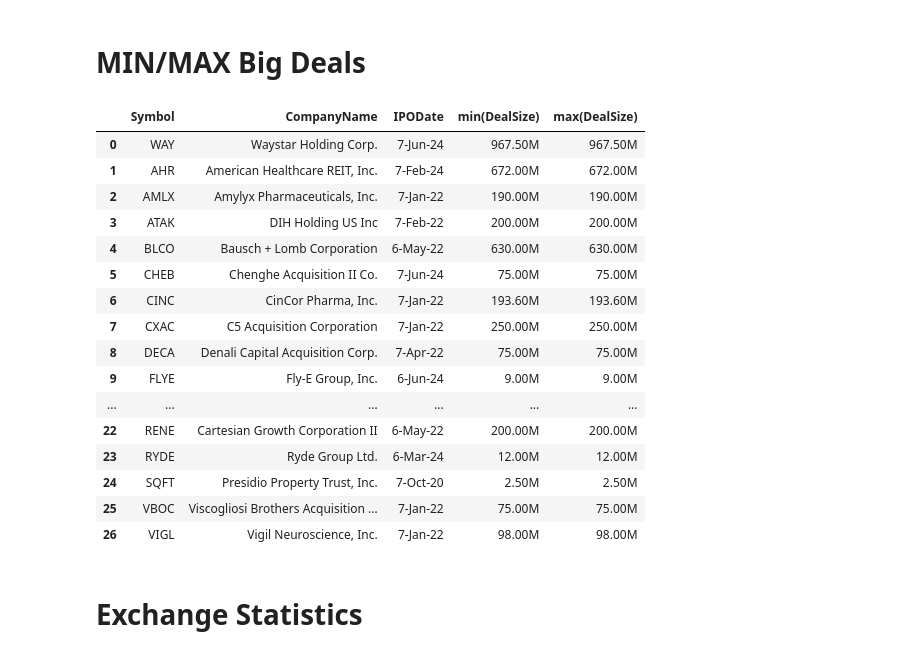
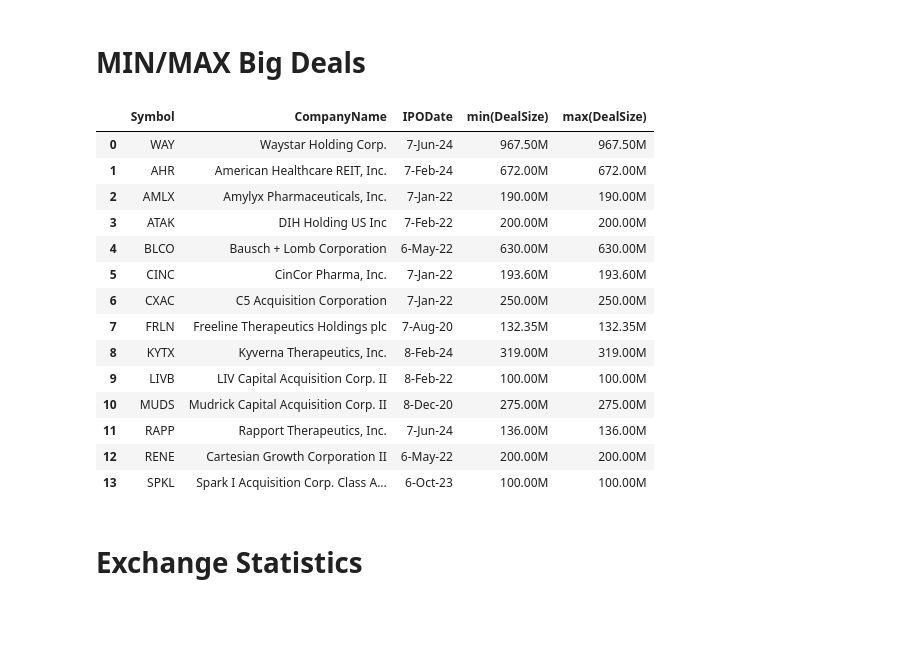
Before and after one commit to gavrilow/the-fremen, a Jupyter notebook: the-fremen.ipynb, the cells around one changed output. Cells and saved outputs as stored; diff of their text form; code cells hidden in the pictures; blank space fills up the shorter version.

```diff
--- a/the-fremen.ipynb
+++ b/the-fremen.ipynb
@@ -3,3 +15,20 @@
+# %%
+def convert_to_float(value):
+    if pd.isnull(value):
+        return 0.0
+    else:
+        return round(float(value.replace('$', '').replace(',', '')), 2)
+# %%
+# Function to format numbers as millions or billions with two decimal places
+def format_millions_billions(value):
+    if pd.isnull(value):
+        return '0'
+    if value >= 1_000_000_000:
+        return f"{value / 1_000_000_000:.2f}B"
+    elif value >= 1_000_000:
+        return f"{value / 1_000_000:.2f}M"
+    else:
+        return f"{value:.2f}"
 # %%
 import pandas as pd
 
@@ -17,3 +46,18 @@ IPO.head()
 | 2 | 7-Jun-24 | CHEB | Chenghe Acquisition II Co. | $10.00 | $10.02 | 0.20% | 100.20M | 75.00M | NYSEAMERICAN |
 | 3 | 6-Jun-24 | GAUZ | Gauzy Ltd. | $17.00 | $15.74 | -7.41% | 295.29M | 75.00M | NASDAQ |
 | 4 | 6-Jun-24 | FLYE | Fly-E Group, Inc. | $4.00 | $4.00 | NaN | 100.00M | 9.00M | NASDAQ |
+# %%
+# Specify the columns that need conversion
+columns_to_convert = ['MarketCap', 'DealSize']
+columns_to_float_convert = ['IPOPrice', 'Current']
+
+# Convert specified columns to integer
+for column in columns_to_convert:
+    IPO[column] = IPO[column].apply(convert_to_int)
+
+# Convert specified columns to float
+for column in columns_to_float_convert:
+    IPO[column] = IPO[column].apply(convert_to_float)
+
+# Print the DataFrame to verify the conversion
+IPO.head()
@@ -164,35 +213,37 @@ display(result)
 # %%
 start_date = '6-Jun-00'
 end_date = '8-Jun-24'
 
 query = f"""
 Select Symbol, CompanyName, IPODate, min(DealSize), max(DealSize)
 from IPO
 where IPODate between '{start_date}' and '{end_date}'
-and DealSize >= '100M'
+and DealSize >= 100000000
 group by Symbol, CompanyName, IPODate, Exchange
 """
 
 result = psql.sqldf(query, locals())
+
+result['min(DealSize)'] = result['min(DealSize)'].apply(format_millions_billions)
+result['max(DealSize)'] = result['max(DealSize)'].apply(format_millions_billions)
+
 display(result)
 # %% [output]
 |  | Symbol | CompanyName | IPODate | min(DealSize) | max(DealSize) |
 | 0 | WAY | Waystar Holding Corp. | 7-Jun-24 | 967.50M | 967.50M |
 | 1 | AHR | American Healthcare REIT, Inc. | 7-Feb-24 | 672.00M | 672.00M |
 | 2 | AMLX | Amylyx Pharmaceuticals, Inc. | 7-Jan-22 | 190.00M | 190.00M |
 | 3 | ATAK | DIH Holding US Inc | 7-Feb-22 | 200.00M | 200.00M |
 | 4 | BLCO | Bausch + Lomb Corporation | 6-May-22 | 630.00M | 630.00M |
-| 5 | CHEB | Chenghe Acquisition II Co. | 7-Jun-24 | 75.00M | 75.00M |
-| 6 | CINC | CinCor Pharma, Inc. | 7-Jan-22 | 193.60M | 193.60M |
-| 7 | CXAC | C5 Acquisition Corporation | 7-Jan-22 | 250.00M | 250.00M |
-| 8 | DECA | Denali Capital Acquisition Corp. | 7-Apr-22 | 75.00M | 75.00M |
-| 9 | FLYE | Fly-E Group, Inc. | 6-Jun-24 | 9.00M | 9.00M |
-| ... | ... | ... | ... | ... | ... |
-| 22 | RENE | Cartesian Growth Corporation II | 6-May-22 | 200.00M | 200.00M |
-| 23 | RYDE | Ryde Group Ltd. | 6-Mar-24 | 12.00M | 12.00M |
-| 24 | SQFT | Presidio Property Trust, Inc. | 7-Oct-20 | 2.50M | 2.50M |
-| 25 | VBOC | Viscogliosi Brothers Acquisition ... | 7-Jan-22 | 75.00M | 75.00M |
-| 26 | VIGL | Vigil Neuroscience, Inc. | 7-Jan-22 | 98.00M | 98.00M |
+| 5 | CINC | CinCor Pharma, Inc. | 7-Jan-22 | 193.60M | 193.60M |
+| 6 | CXAC | C5 Acquisition Corporation | 7-Jan-22 | 250.00M | 250.00M |
+| 7 | FRLN | Freeline Therapeutics Holdings plc | 7-Aug-20 | 132.35M | 132.35M |
+| 8 | KYTX | Kyverna Therapeutics, Inc. | 8-Feb-24 | 319.00M | 319.00M |
+| 9 | LIVB | LIV Capital Acquisition Corp. II | 8-Feb-22 | 100.00M | 100.00M |
+| 10 | MUDS | Mudrick Capital Acquisition Corp. II | 8-Dec-20 | 275.00M | 275.00M |
+| 11 | RAPP | Rapport Therapeutics, Inc. | 7-Jun-24 | 136.00M | 136.00M |
+| 12 | RENE | Cartesian Growth Corporation II | 6-May-22 | 200.00M | 200.00M |
+| 13 | SPKL | Spark I Acquisition Corp. Class A... | 6-Oct-23 | 100.00M | 100.00M |
 # %% [markdown]
 # Exchange Statistics
 # %%
```
Also changed, not shown: parts of 15 cells of this notebook.
